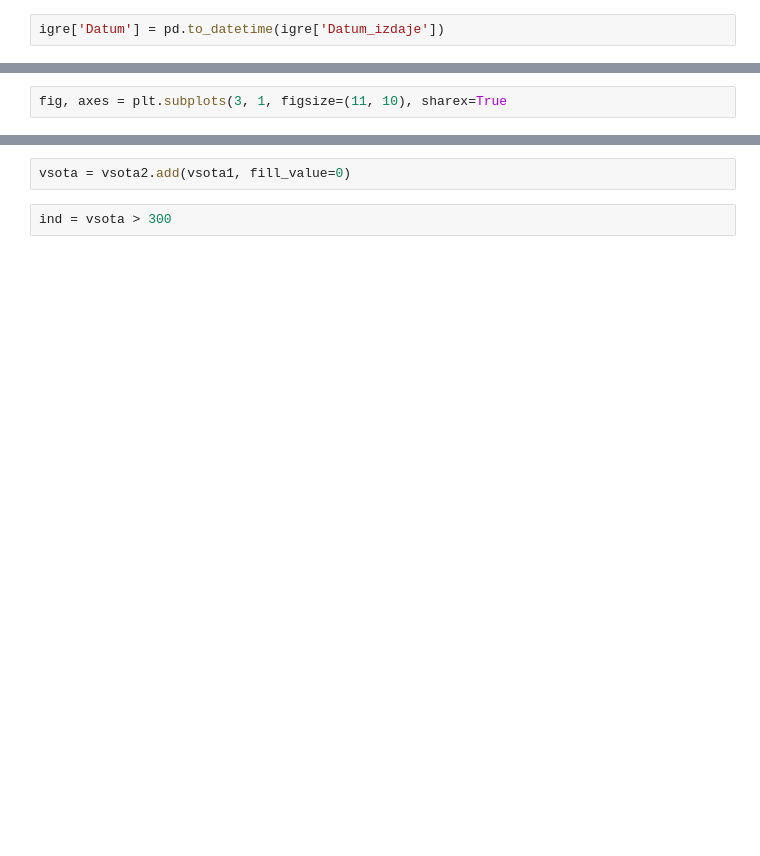
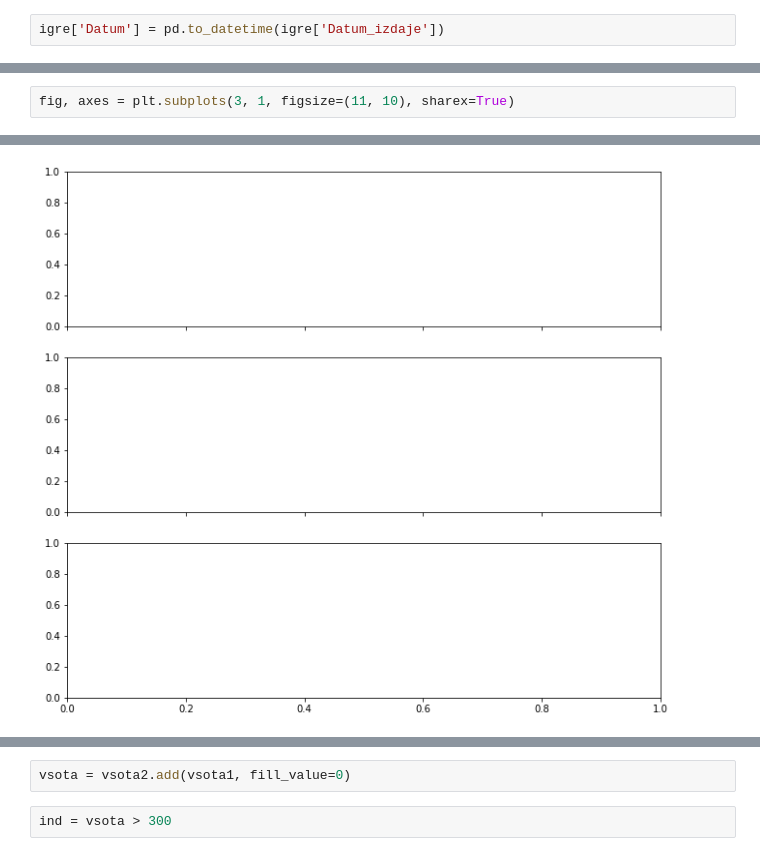
Before and after one commit to ZanKramar/Projektna_naloga_prog1, a Jupyter notebook: projekt.ipynb, the cells around one changed output, grey strips where cells are left out. Cells and saved outputs as stored; diff of their text form; blank space fills up the shorter version.

```diff
--- a/projekt.ipynb
+++ b/projekt.ipynb
@@ -129,3 +129,3 @@ igre3.groupby([igre['Datum'].dt.year.rename('Leto')]).agg({'mean'}).plot.bar()
 # %%
-fig, axes = plt.subplots(3, 1, figsize=(11, 10), sharex=True
+fig, axes = plt.subplots(3, 1, figsize=(11, 10), sharex=True)
 # %% [output]
@@ -150,3 +132,4 @@ fig, axes = plt.subplots(3, 1, figsize=(11, 10), sharex=True
+[figure, added]
 # %%
 (igre.groupby(['1.žanr']).size() + igre.groupby(['2.žanr']).size()).sum()
 # %% [output]
```
Also changed, not shown: parts of 25 cells of this notebook, 1 other file.
